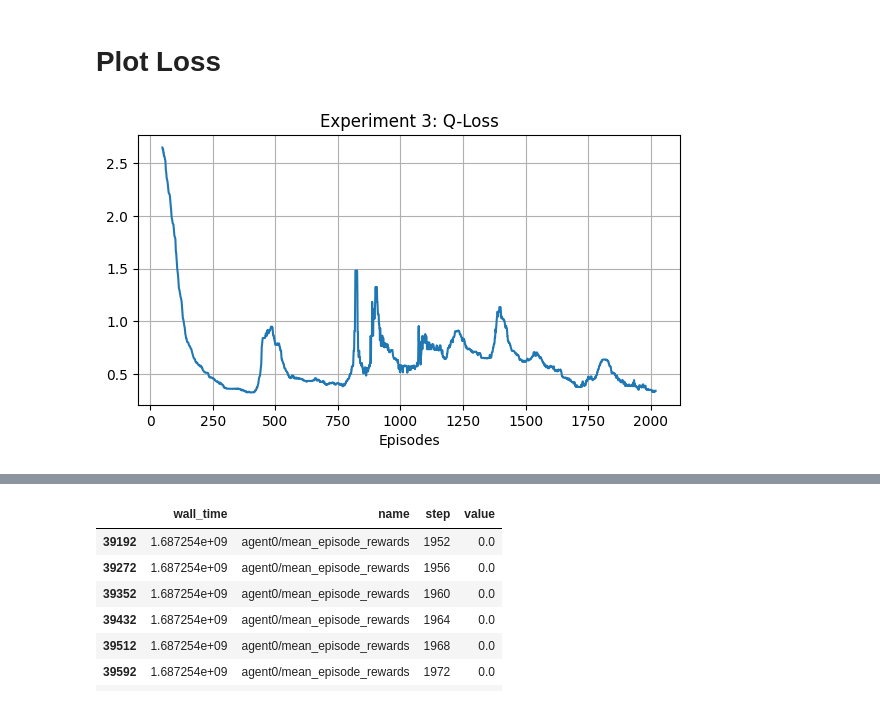
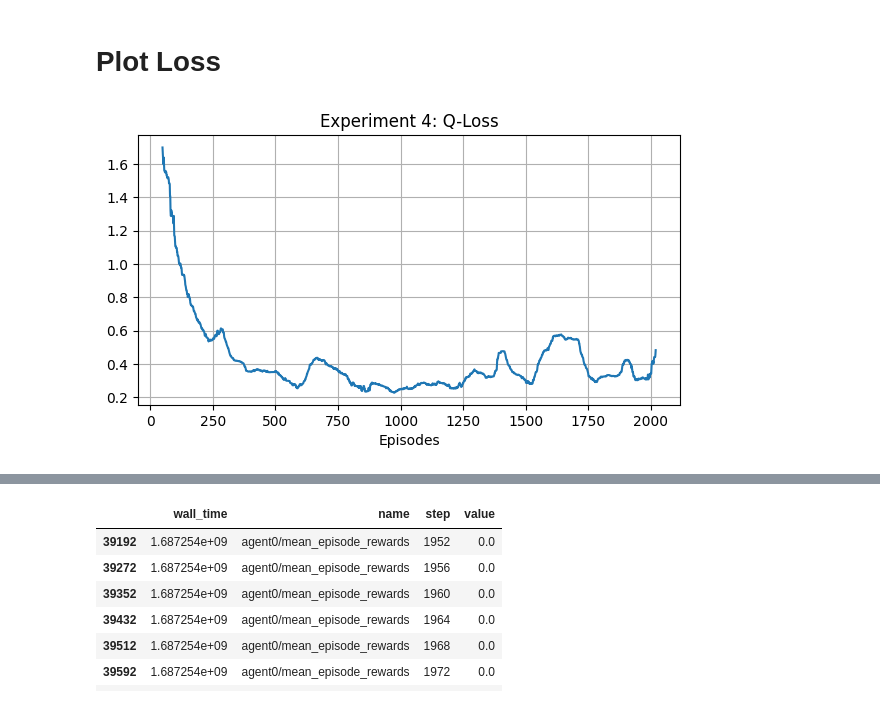
Before and after one commit to buehrerc/MAAC-auto-gov, a Jupyter notebook: analysis/generate_plots.ipynb, the cells around one changed output, grey strips where cells are left out. Saved outputs shown, nothing was run; the diff lists cells and outputs as text; code cells hidden in the pictures.

```diff
--- a/analysis/generate_plots.ipynb
+++ b/analysis/generate_plots.ipynb
@@ -76,7 +76,7 @@ def plot_agent_reward(session_id, run_id, agent_num, filter_outliers=False):
         fig.suptitle(f"Session {session_id}: Mean Episode Rewards")
     fig.savefig(f"./plots/session_{session_id}_mean_reward_agent")
 # %%
-df = format_plot(3, 2, rolling_mean=True)
+df = format_plot(4, 1, rolling_mean=True)
 # %% [output]
-[figure, old version]
+[figure, new version]
 # %%
```
Also changed, not shown: parts of 9 cells of this notebook, 10 other files.
